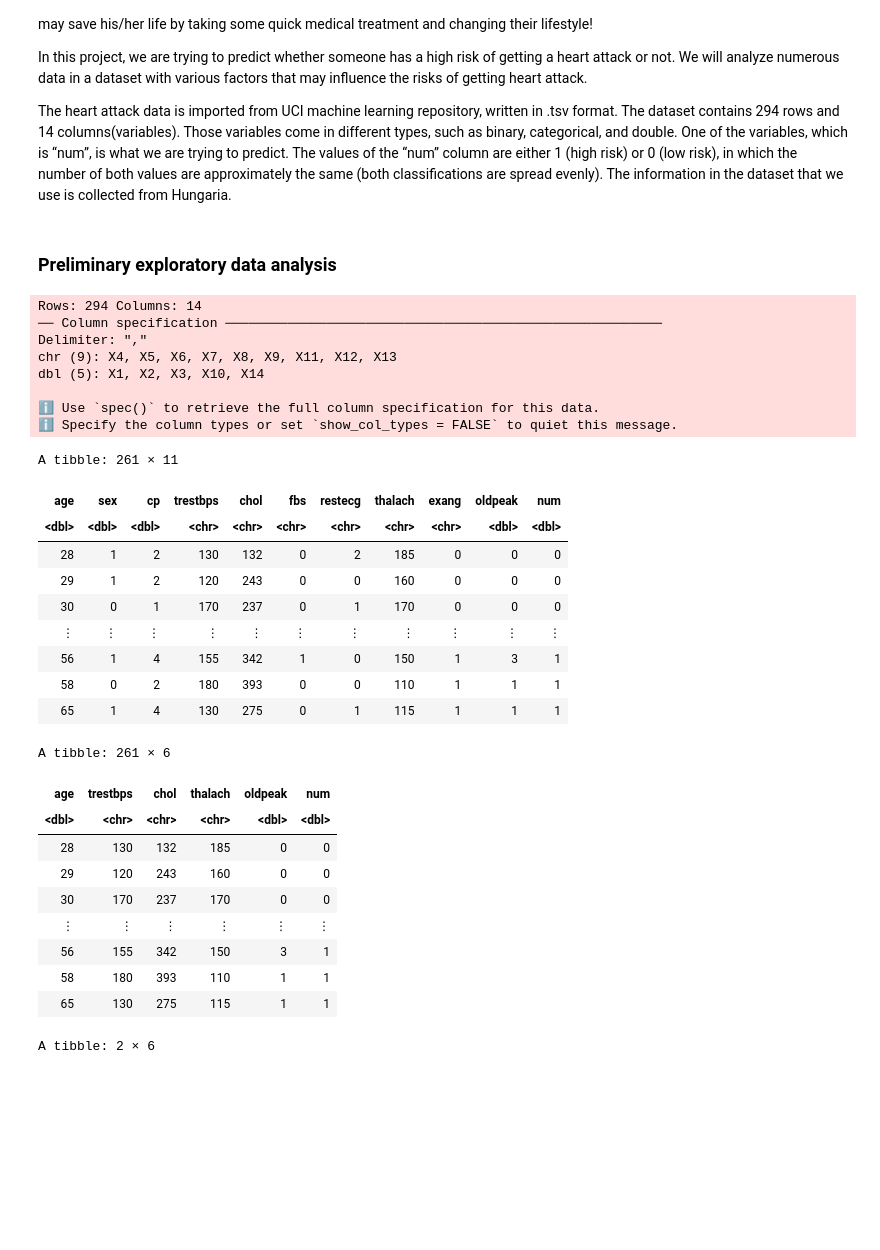
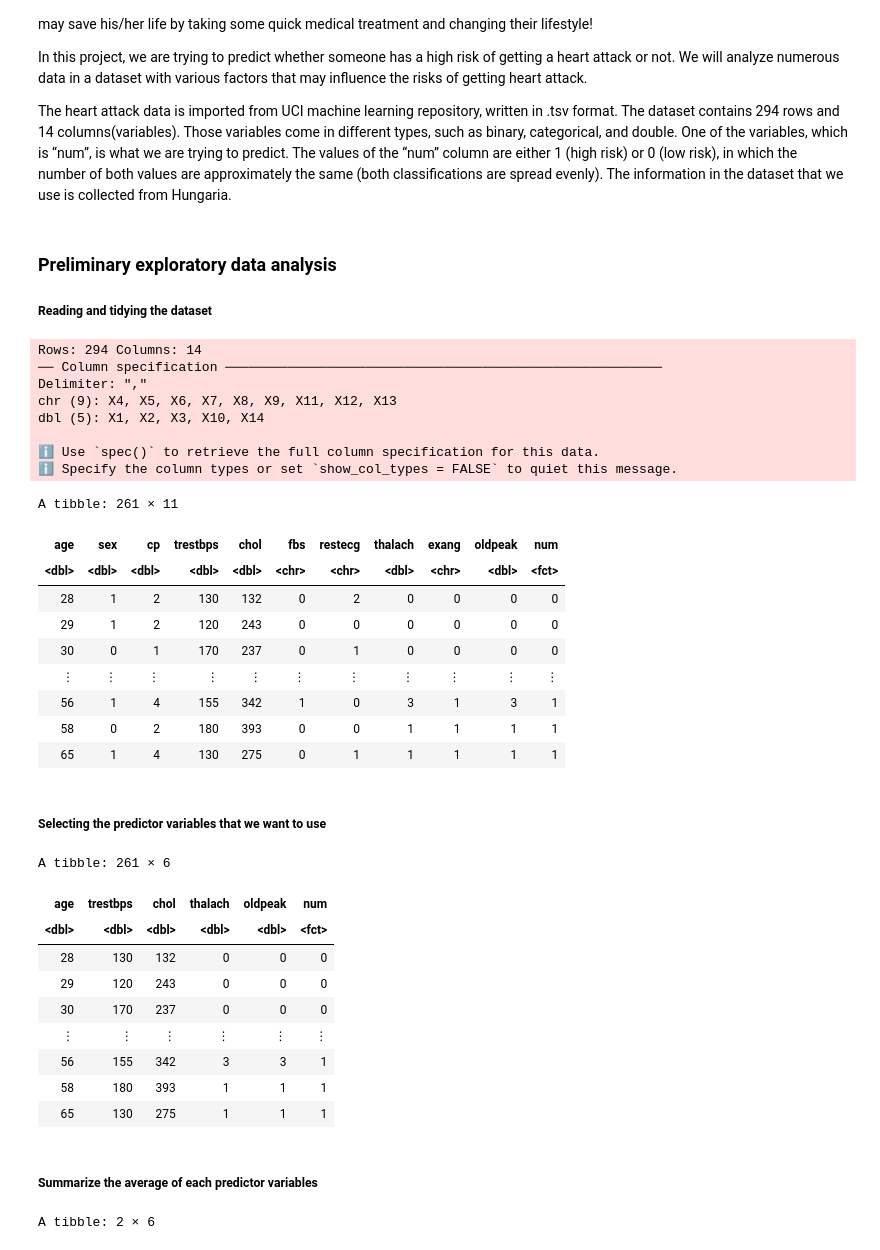
Before and after one commit to RichardAdhika22/heart_attack_prediction_knn, a Jupyter notebook: summary_tables.ipynb, the cells around one changed output. Saved outputs shown, nothing was run; the diff lists cells and outputs as text; code cells hidden in the pictures; blank space fills up the shorter version.

```diff
--- a/summary_tables.ipynb
+++ b/summary_tables.ipynb
@@ -34,53 +34,60 @@ In this project, we are trying to predict whether someone has a high risk of get
 The heart attack data is imported from UCI machine learning repository, written in .tsv format. The dataset contains 294 rows and 14 columns(variables). Those variables come in different types, such as binary, categorical, and double. One of the variables, which is “num”, is what we are trying to predict. The values of the “num” column are either 1 (high risk) or 0 (low risk), in which the number of both values are approximately the same (both classifications are spread evenly). The information in the dataset that we use is collected from Hungaria.
 # %% [markdown]
 ### Preliminary exploratory data analysis
+
+##### Reading and tidying the dataset
 # %%
 heart_attack_data_raw = read_csv("https://raw.githubusercontent.com/RichardAdhika22/group115/main/processed.hungarian%20(1).data",
                                 ,col_names=FALSE)
 colnames(heart_attack_data_raw) = c('age','sex','cp','trestbps','chol','fbs','restecg','thalach','exang','oldpeak','slope','ca','thal','num')
 heart_attack_data_raw = heart_attack_data_raw |>
     select(-slope, -ca, -thal)
 
 # find elements
 idx <- heart_attack_data_raw == "?"
 # replace elements with NA
 is.na(heart_attack_data_raw) <- idx
 
-heart_attack_data_raw = drop_na(heart_attack_data_raw, age:num)
-heart_attack_data_raw
+heart_attack_data_tidy = drop_na(heart_attack_data_raw, age:num) |>
+    mutate(num = as_factor(num), trestbps = as.double(trestbps), chol = as.double(chol), thalach = as.double(oldpeak))
+heart_attack_data_tidy
 # %% [output]
 Rows: 294 Columns: 14
 ── Column specification ────────────────────────────────────────────────────────
 Delimiter: ","
 chr (9): X4, X5, X6, X7, X8, X9, X11, X12, X13
 dbl (5): X1, X2, X3, X10, X14
 
 ℹ Use `spec()` to retrieve the full column specification for this data.
 ℹ Specify the column types or set `show_col_types = FALSE` to quiet this message.
 A tibble: 261 × 11
 | age | sex | cp | trestbps | chol | fbs | restecg | thalach | exang | oldpeak | num |
-| <dbl> | <dbl> | <dbl> | <chr> | <chr> | <chr> | <chr> | <chr> | <chr> | <dbl> | <dbl> |
-| 28 | 1 | 2 | 130 | 132 | 0 | 2 | 185 | 0 | 0 | 0 |
-| 29 | 1 | 2 | 120 | 243 | 0 | 0 | 160 | 0 | 0 | 0 |
-| 30 | 0 | 1 | 170 | 237 | 0 | 1 | 170 | 0 | 0 | 0 |
+| <dbl> | <dbl> | <dbl> | <dbl> | <dbl> | <chr> | <chr> | <dbl> | <chr> | <dbl> | <fct> |
+| 28 | 1 | 2 | 130 | 132 | 0 | 2 | 0 | 0 | 0 | 0 |
+| 29 | 1 | 2 | 120 | 243 | 0 | 0 | 0 | 0 | 0 | 0 |
+| 30 | 0 | 1 | 170 | 237 | 0 | 1 | 0 | 0 | 0 | 0 |
 | ⋮ | ⋮ | ⋮ | ⋮ | ⋮ | ⋮ | ⋮ | ⋮ | ⋮ | ⋮ | ⋮ |
-| 56 | 1 | 4 | 155 | 342 | 1 | 0 | 150 | 1 | 3 | 1 |
-| 58 | 0 | 2 | 180 | 393 | 0 | 0 | 110 | 1 | 1 | 1 |
-| 65 | 1 | 4 | 130 | 275 | 0 | 1 | 115 | 1 | 1 | 1 |
+| 56 | 1 | 4 | 155 | 342 | 1 | 0 | 3 | 1 | 3 | 1 |
+| 58 | 0 | 2 | 180 | 393 | 0 | 0 | 1 | 1 | 1 | 1 |
+| 65 | 1 | 4 | 130 | 275 | 0 | 1 | 1 | 1 | 1 | 1 |
+# %% [markdown]
+##### Selecting the predictor variables that we want to use
 # %%
-heart_attack_data = select(heart_attack_data_raw,age,trestbps,chol,thalach,oldpeak,num)
+heart_attack_data = select(heart_attack_data_tidy,age,trestbps,chol,thalach,oldpeak,num)
 #heart_attack_data = mutate(heart_attack_data,cp=as.factor(cp),num=as.factor(num))
 heart_attack_data
 # %% [output]
 A tibble: 261 × 6
 | age | trestbps | chol | thalach | oldpeak | num |
-| <dbl> | <chr> | <chr> | <chr> | <dbl> | <dbl> |
-| 28 | 130 | 132 | 185 | 0 | 0 |
-| 29 | 120 | 243 | 160 | 0 | 0 |
-| 30 | 170 | 237 | 170 | 0 | 0 |
+| <dbl> | <dbl> | <dbl> | <dbl> | <dbl> | <fct> |
+| 28 | 130 | 132 | 0 | 0 | 0 |
+| 29 | 120 | 243 | 0 | 0 | 0 |
+| 30 | 170 | 237 | 0 | 0 | 0 |
 | ⋮ | ⋮ | ⋮ | ⋮ | ⋮ | ⋮ |
-| 56 | 155 | 342 | 150 | 3 | 1 |
-| 58 | 180 | 393 | 110 | 1 | 1 |
-| 65 | 130 | 275 | 115 | 1 | 1 |
+| 56 | 155 | 342 | 3 | 3 | 1 |
+| 58 | 180 | 393 | 1 | 1 | 1 |
+| 65 | 130 | 275 | 1 | 1 | 1 |
+# %% [markdown]
+##### Summarize the average of each predictor variables
 # %%
 table_means = heart_attack_data |>
```
Also changed, not shown: parts of 8 cells of this notebook.
